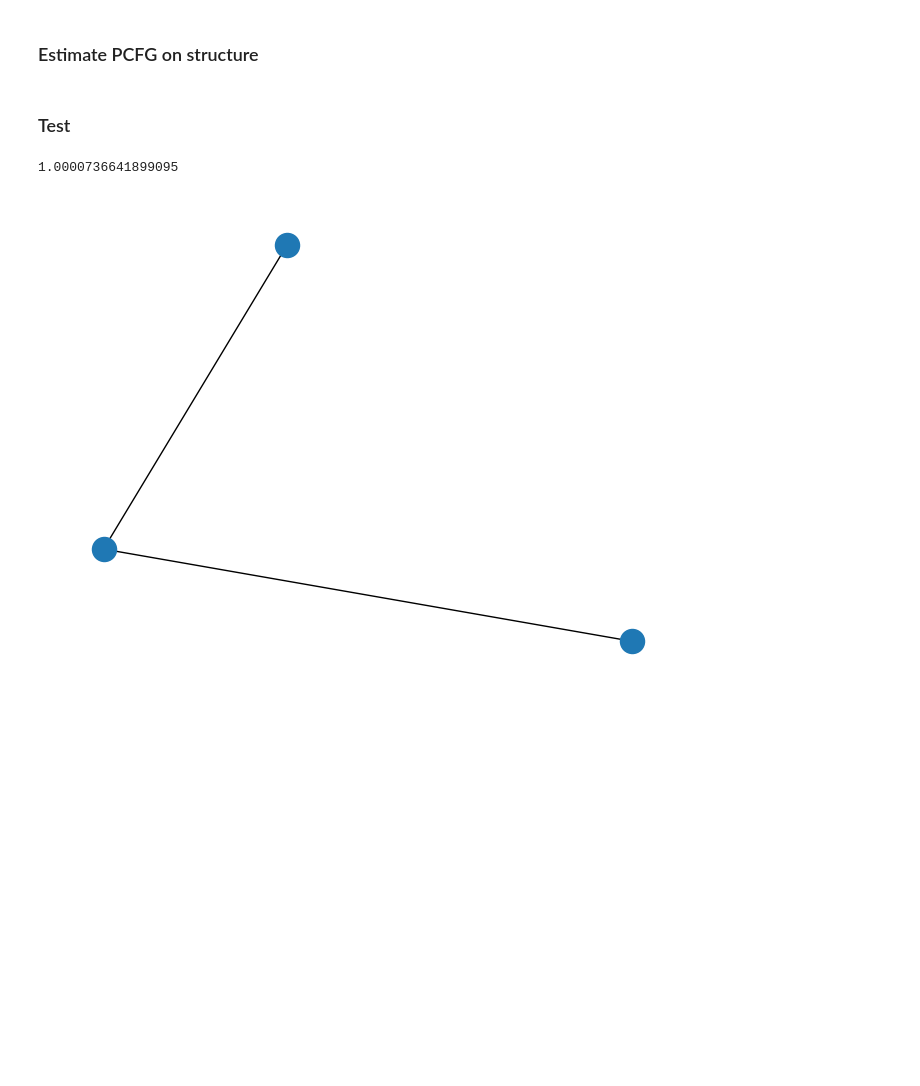
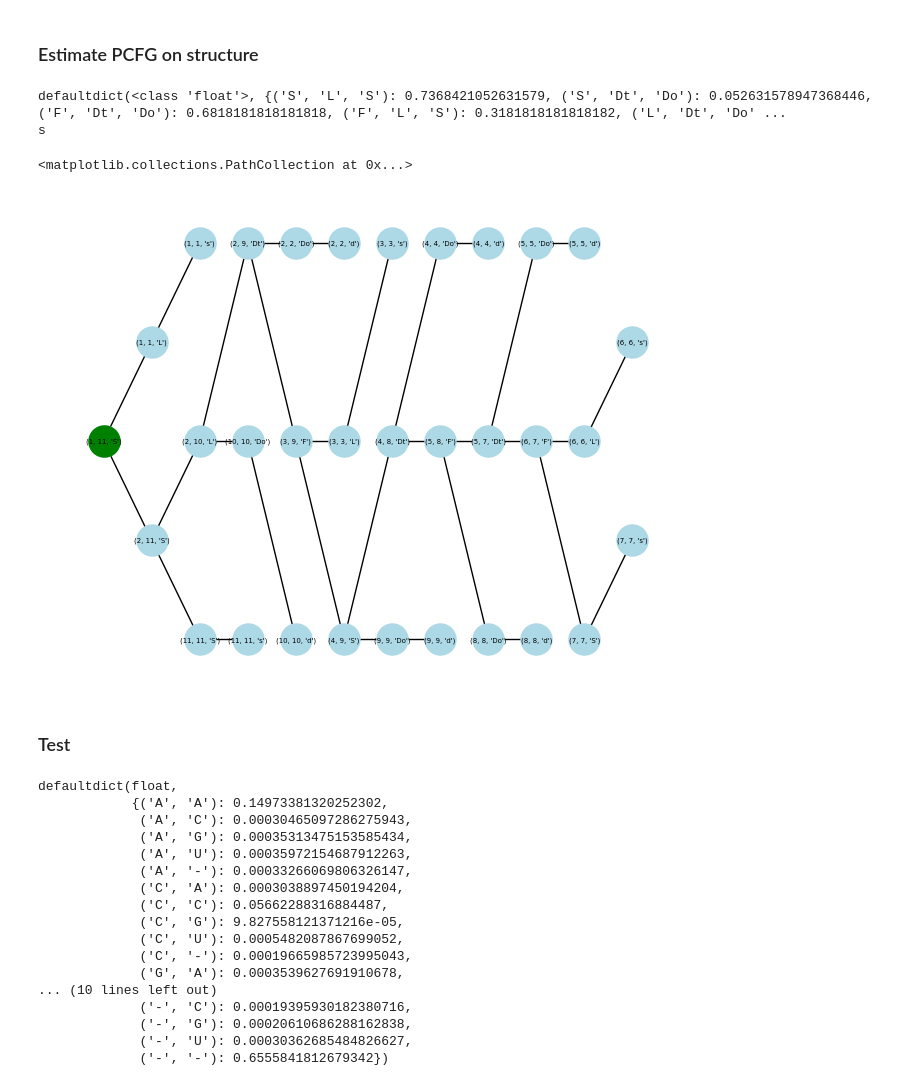
Before and after one commit to Mr-Ahmadi/RNA-Secondary-Structure-Prediction, a Jupyter notebook: notebook/process.ipynb, the cells around one changed output. Drawn from its saved outputs; the diff is of its cells as text; code cells hidden in the pictures; blank space fills up the shorter version.

Commit message:
Get column prob

```diff
--- a/notebook/process.ipynb
+++ b/notebook/process.ipynb
@@ -326,3 +348,34 @@ def calc_column_probablities(aligned_list, seq_dict, graph):
+# %%
+from grammar.pcfg import PCFG
+
+pcfg = PCFG("Structure.cfg", "Structure.pcfg")
+print(pcfg.gen_sentence("S"))
+probablity, table = pcfg.sentence_prob("s d s d d s s d d d s ")
+parse_tree = nx.Graph()
+
+def draw_parse_tree(graph, table, start, end, non_terminal = "S", firstRun = True, layer=1):
+    if firstRun:
+        parse_tree.add_node((start, end, "S"), layer=layer)
+        layer += 1
+    for _start, _end, _non_terminal in table[(start, end, non_terminal)]:
+        graph.add_node((_start, _end, _non_terminal), layer=layer)
+        new_layer = layer + 1
+        graph.add_edge((_start, _end, _non_terminal), (start, end, non_terminal))
+        draw_parse_tree(graph, table, _start, _end, _non_terminal, firstRun=False, layer=new_layer)
+
+draw_parse_tree(parse_tree, table, 1, 11)
+
+pos = nx.multipartite_layout(parse_tree, subset_key ="layer")
+nx.draw(parse_tree, pos, with_labels=True, node_color='lightblue', node_size=500, font_size=5)
+nx.draw_networkx_nodes(parse_tree, pos, nodelist=[(1, 11, "S")], node_color='green', node_size=500)
+
+# plt.savefig("plot.png", dpi=1000)
+# q = pcfg.estimate(5)
+# %% [output]
+defaultdict(<class 'float'>, {('S', 'L', 'S'): 0.7368421052631579, ('S', 'Dt', 'Do'): 0.052631578947368446, ('F', 'Dt', 'Do'): 0.6818181818181818, ('F', 'L', 'S'): 0.3181818181818182, ('L', 'Dt', 'Do' ...
+s
+<matplotlib.collections.PathCollection at 0x...>
+[figure, added]
 # %%
 # unary_rules = pcfg.grammar.unary_rules
 # binary_rules = pcfg.grammar.binary_rules
@@ -341,10 +394,27 @@ graph = read_tree("RF03000.nwk")
 simplified = simplify_struct(structure, "RF03000")
 
 single_frequencies, paired_frequencies, singles_prob, paireds_prob = calc_frequencies(seq_dict, structure)
-single_rate_matrix, paired_rate_matrix = calc_rate_matrix(graph, seq_dict, structure, single_frequencies, paired_frequencies, singles_prob, paireds_prob)
+single_rate_values, paired_rate_values = calc_rate_values(graph, seq_dict, structure, single_frequencies, paired_frequencies, singles_prob, paireds_prob)
+
 
 aligned_list = ["URS0000D68222_12908/1-125", "URS0000D6D017_12908/1-124"]
-calc_column_prob(graph, single_frequencies, single_rate_matrix, aligned_list, ["C", "C"])
+get_column_probs(graph, single_frequencies, single_rate_values, aligned_list)
+# get_probablity_values(single_rate_matrix, .05, ["A", "C", "G", "U"])
 # %% [output]
-1.0000736641899095
+defaultdict(float,
+            {('A', 'A'): 0.14973381320252302,
+             ('A', 'C'): 0.00030465097286275943,
+             ('A', 'G'): 0.00035313475153585434,
+             ('A', 'U'): 0.00035972154687912263,
+             ('A', '-'): 0.00033266069806326147,
+             ('C', 'A'): 0.0003038897450194204,
+             ('C', 'C'): 0.05662288316884487,
+             ('C', 'G'): 9.827558121371216e-05,
+             ('C', 'U'): 0.0005482087867699052,
+             ('C', '-'): 0.00019665985723995043,
+             ('G', 'A'): 0.0003539627691910678,
+... (10 lines left out)
+             ('-', 'C'): 0.00019395930182380716,
+             ('-', 'G'): 0.00020610686288162838,
+             ('-', 'U'): 0.00030362685484826627,
+             ('-', '-'): 0.6555841812679342})
-[figure, removed]
```
Also changed, not shown: parts of 10 cells of this notebook, 8 other files.
